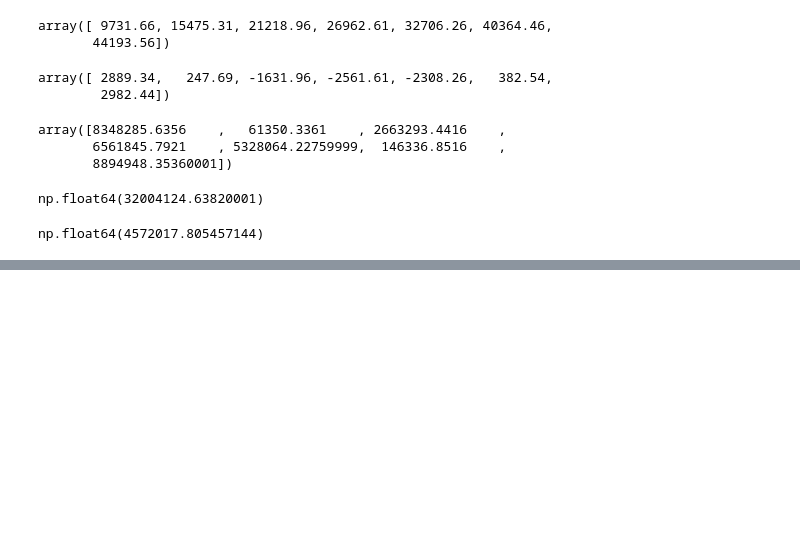
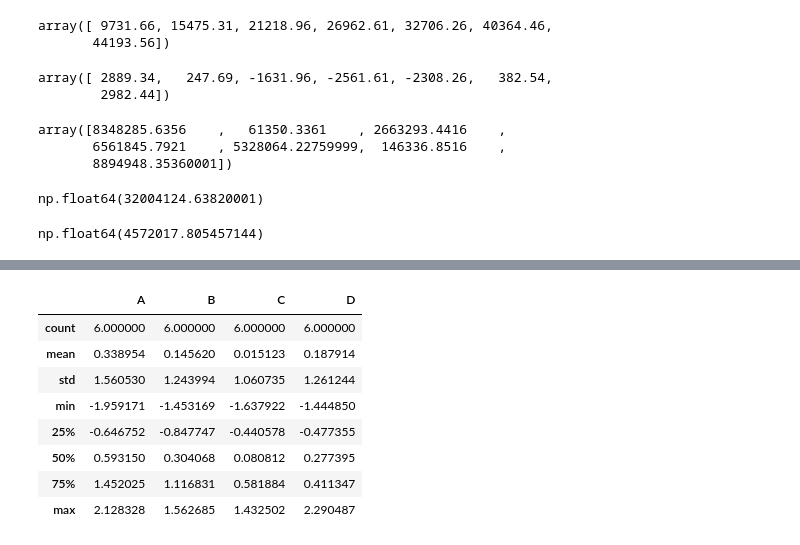
Before and after one commit to PaclonkMei/MineriAdDatOs_177876, a Jupyter notebook: Mineria_de_Datos.ipynb, the cells around one changed output, grey strips where cells are left out. Cells and saved outputs as stored; diff of their text form; code cells hidden in the pictures; blank space fills up the shorter version.

```diff
--- a/Mineria_de_Datos.ipynb
+++ b/Mineria_de_Datos.ipynb
@@ -870,0 +888,3 @@ np.float64(4572017.805457144)
+# %%
+dates = pd.date_range("20130101", periods=6)
+dates
@@ -870,0 +895,3 @@ np.float64(4572017.805457144)
+# %%
+df = pd.DataFrame(np.random.randn(6, 4), index=dates, columns=list("ABCD")) #Renombrar columnas; si no nombras las columnas, te da las por defecto (1234), tambien podemos darles una lista para que agarre los nombres de ella
+df    #Podemos manipular el tiempo, por lo cual es importante ponerle fecha
@@ -870,0 +944,12 @@ np.float64(4572017.805457144)
+# %%
+df.describe() #el percentil es el dato que se encuentra a la mitad de ese porcentaje
+# %% [output]
+|  | A | B | C | D |
+| count | 6.000000 | 6.000000 | 6.000000 | 6.000000 |
+| mean | 0.338954 | 0.145620 | 0.015123 | 0.187914 |
+| std | 1.560530 | 1.243994 | 1.060735 | 1.261244 |
+| min | -1.959171 | -1.453169 | -1.637922 | -1.444850 |
+| 25% | -0.646752 | -0.847747 | -0.440578 | -0.477355 |
+| 50% | 0.593150 | 0.304068 | 0.080812 | 0.277395 |
+| 75% | 1.452025 | 1.116831 | 0.581884 | 0.411347 |
+| max | 2.128328 | 1.562685 | 1.432502 | 2.290487 |
```
Also changed, not shown: parts of 18 cells of this notebook.
